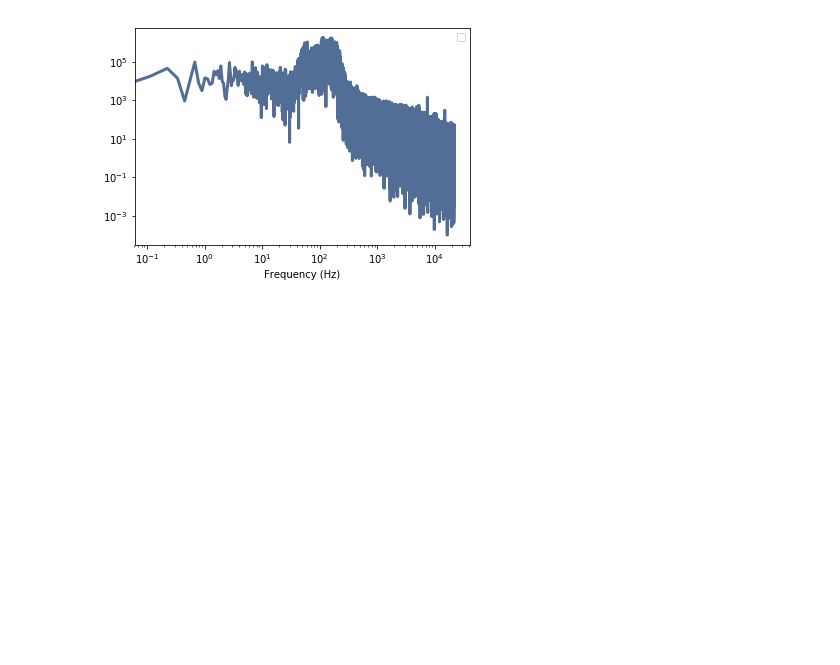
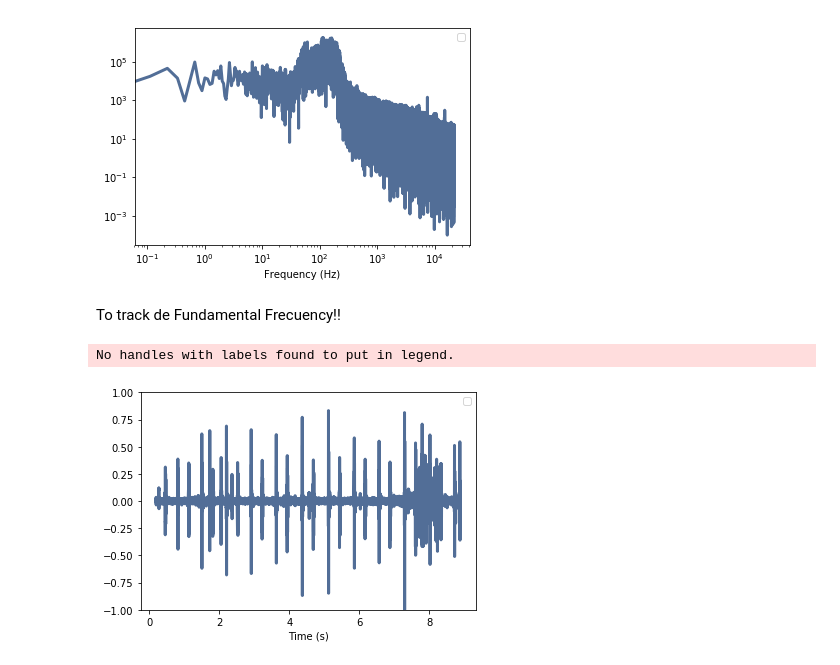
Before and after one commit to lbun/dsr, a Jupyter notebook: Audio_Probreat/Autocorrelation_try.ipynb, the cells around one changed output. Cells and saved outputs as stored; diff of their text form; code cells hidden in the pictures; blank space fills up the shorter version.

```diff
--- a/Audio_Probreat/Autocorrelation_try.ipynb
+++ b/Audio_Probreat/Autocorrelation_try.ipynb
@@ -164,3 +164,13 @@ thinkplot.config(xlabel='Frequency (Hz)',
 # %% [output]
 No handles with labels found to put in legend.
 [figure]
+# %% [markdown]
+To track de Fundamental Frecuency!!
+# %%
+duration = 10000000000000000
+segment = X_normal.segment(start=0.2, duration=duration)
+segment.plot()
+thinkplot.config(xlabel='Time (s)', ylim=[-1, 1])
+# %% [output]
+No handles with labels found to put in legend.
+[figure, added]
```
